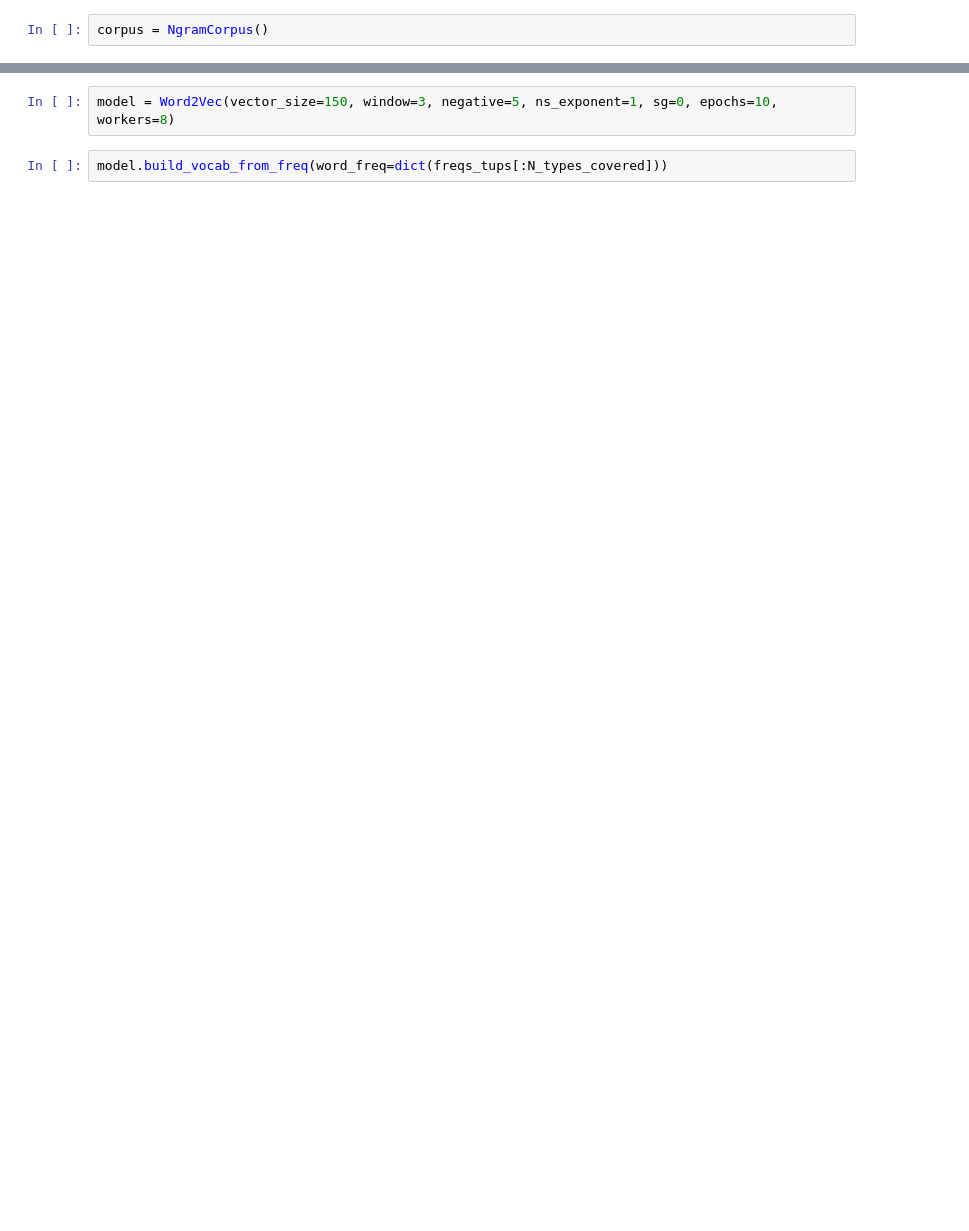
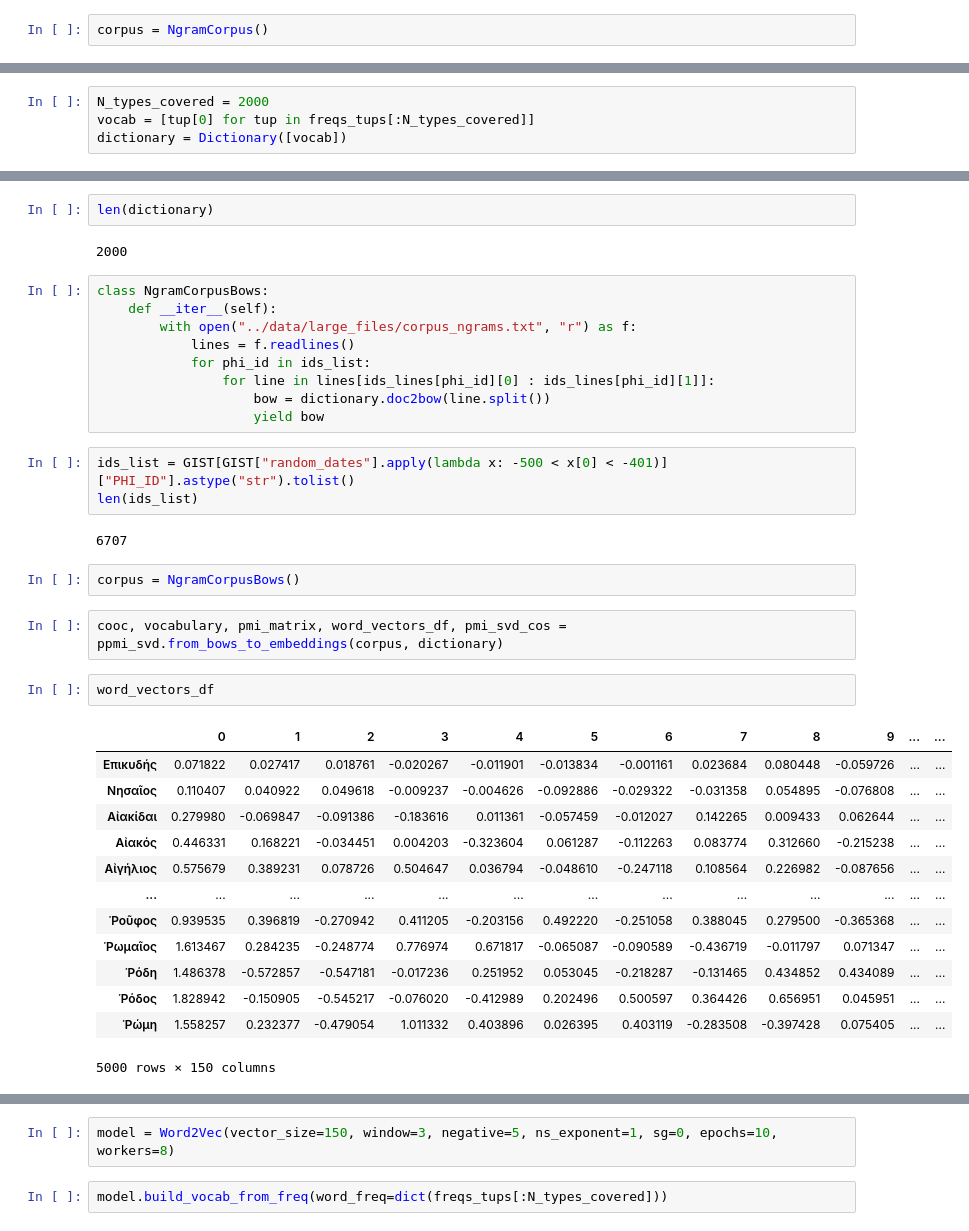
Before and after one commit to kasev/EpiMR, a Jupyter notebook: scripts/2_textual-explorations+fasttext-training.ipynb, the cells around one changed output, grey strips where cells are left out. Saved outputs shown, nothing was run; the diff lists cells and outputs as text; blank space fills up the shorter version.

```diff
--- a/scripts/2_textual-explorations+fasttext-training.ipynb
+++ b/scripts/2_textual-explorations+fasttext-training.ipynb
@@ -384,0 +453,4 @@ N_tokens_covered / N_tokens
+# %%
+N_types_covered = 2000
+vocab = [tup[0] for tup in freqs_tups[:N_types_covered]]
+dictionary = Dictionary([vocab])
@@ -384,0 +465,38 @@ N_tokens_covered / N_tokens
+# %%
+len(dictionary)
+# %% [output]
+2000
+# %%
+class NgramCorpusBows:
+    def __iter__(self):
+        with open("../data/large_files/corpus_ngrams.txt", "r") as f:
+            lines = f.readlines()
+            for phi_id in ids_list:
+                for line in lines[ids_lines[phi_id][0] : ids_lines[phi_id][1]]:
+                    bow = dictionary.doc2bow(line.split())
+                    yield bow
+# %%
+ids_list = GIST[GIST["random_dates"].apply(lambda x: -500 < x[0] < -401)]["PHI_ID"].astype("str").tolist()
+len(ids_list)
+# %% [output]
+6707
+# %%
+corpus = NgramCorpusBows()
+# %%
+cooc, vocabulary, pmi_matrix, word_vectors_df, pmi_svd_cos = ppmi_svd.from_bows_to_embeddings(corpus, dictionary)
+# %%
+word_vectors_df
+# %% [output]
+|  | 0 | 1 | 2 | 3 | 4 | 5 | 6 | 7 | 8 | 9 | ... | ... |
+| Eπικυδής | 0.071822 | 0.027417 | 0.018761 | -0.020267 | -0.011901 | -0.013834 | -0.001161 | 0.023684 | 0.080448 | -0.059726 | ... | ... |
+| Nησαῖος | 0.110407 | 0.040922 | 0.049618 | -0.009237 | -0.004626 | -0.092886 | -0.029322 | -0.031358 | 0.054895 | -0.076808 | ... | ... |
+| Αἰακίδαι | 0.279980 | -0.069847 | -0.091386 | -0.183616 | 0.011361 | -0.057459 | -0.012027 | 0.142265 | 0.009433 | 0.062644 | ... | ... |
+| Αἰακός | 0.446331 | 0.168221 | -0.034451 | 0.004203 | -0.323604 | 0.061287 | -0.112263 | 0.083774 | 0.312660 | -0.215238 | ... | ... |
+| Αἰγήλιος | 0.575679 | 0.389231 | 0.078726 | 0.504647 | 0.036794 | -0.048610 | -0.247118 | 0.108564 | 0.226982 | -0.087656 | ... | ... |
+| ... | ... | ... | ... | ... | ... | ... | ... | ... | ... | ... | ... | ... |
+| Ῥοῦφος | 0.939535 | 0.396819 | -0.270942 | 0.411205 | -0.203156 | 0.492220 | -0.251058 | 0.388045 | 0.279500 | -0.365368 | ... | ... |
+| Ῥωμαῖος | 1.613467 | 0.284235 | -0.248774 | 0.776974 | 0.671817 | -0.065087 | -0.090589 | -0.436719 | -0.011797 | 0.071347 | ... | ... |
+| Ῥόδη | 1.486378 | -0.572857 | -0.547181 | -0.017236 | 0.251952 | 0.053045 | -0.218287 | -0.131465 | 0.434852 | 0.434089 | ... | ... |
+| Ῥόδος | 1.828942 | -0.150905 | -0.545217 | -0.076020 | -0.412989 | 0.202496 | 0.500597 | 0.364426 | 0.656951 | 0.045951 | ... | ... |
+| Ῥώμη | 1.558257 | 0.232377 | -0.479054 | 1.011332 | 0.403896 | 0.026395 | 0.403119 | -0.283508 | -0.397428 | 0.075405 | ... | ... |
+5000 rows × 150 columns
```
Also changed, not shown: parts of 59 cells of this notebook, 7 other files.
